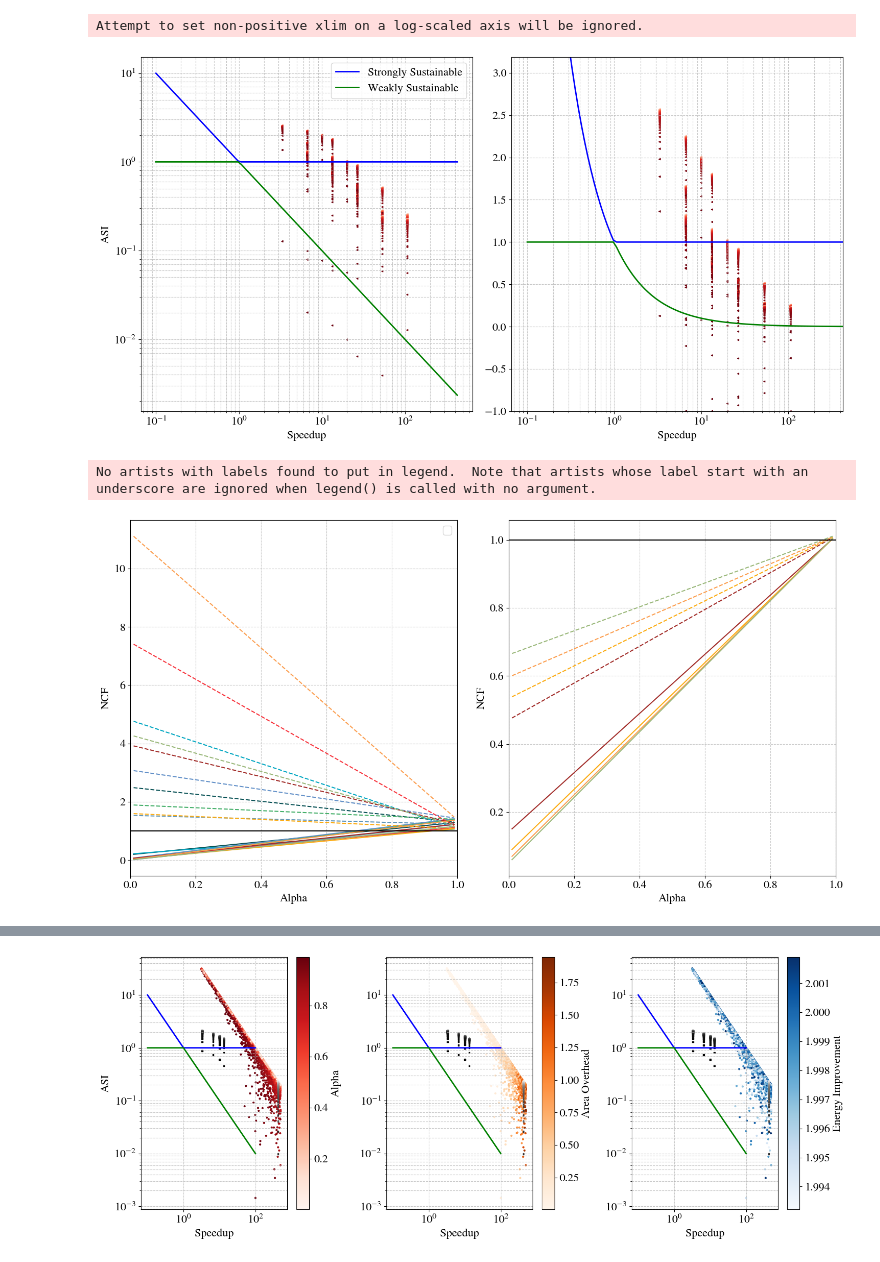
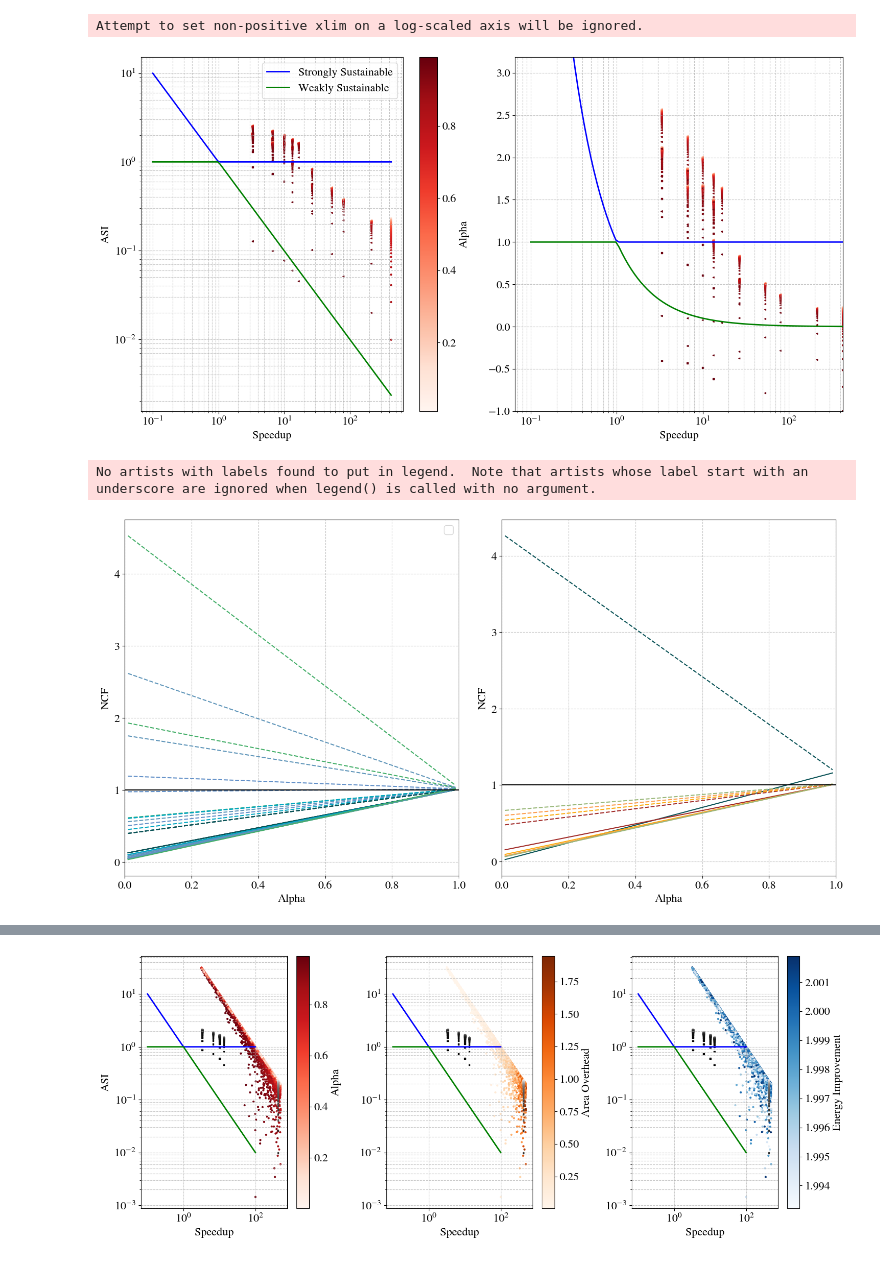
Before and after one commit to PolMaistriaux/IoT_Node_Modeling, a Jupyter notebook: Test_new_applications/Notebook_ASI_Framework.ipynb, the cells around one changed output, grey strips where cells are left out. Saved outputs shown, nothing was run; the diff lists cells and outputs as text; code cells hidden in the pictures.

```diff
--- a/Test_new_applications/Notebook_ASI_Framework.ipynb
+++ b/Test_new_applications/Notebook_ASI_Framework.ipynb
@@ -75,6 +115,7 @@ N = 10000  # Monte Carlo samples
 # %%
 
 
+#----------------------------------------------------------------------------------
 
 our_Area           = np.array([0.119    , 0.123    , 0.129    , 0.141    ] )
 our_NFFT           = np.array([4096     , 4096     , 4096     , 4096     ] )
@@ -86,6 +127,13 @@ our_Energy         = our_Energy_pFFT
 our_Speedup        = baseline_latency / our_Latency
 our_Power          = our_Energy       / our_Latency
 
+our_area_ratio    = (our_Area+baseline_area)    / baseline_area
+our_power_ratio   = our_Power   / baseline_power
+our_energy_ratio  = our_Energy  / baseline_energy
+our_latency_ratio = our_Latency / baseline_latency
+our_speedup_ratio = 1/(our_latency_ratio)
+
+#----------------------------------------------------------------------------------
 soA_name          =           [ "Liu 18"  ]       #"Pereira 22" , "Berta. 21 ", "Gonz. 24",  "Yang 21", "Mahdavi 19", "Shih 18", "Tian 19"  , "Paul 25"  ]         #"Deng 23"
 soA_type          =           [ "Memory-b"]       #"Memory-b"   , "Memory-b"  , "Memory-b",  "Pipel." , "Pipel."    , "Pipel." , "Memory-b" , "Memory-b" ]         #"Pipel."
 soa_Area_FFT       = np.array([   1.67    ] )     #   0.185     , 0.185       , 1.08      ,  1.83     , 0.57        , 1.09     ,0.84        , 3.8        ] )       #0.48
@@ -95,10 +143,19 @@ soa_Energy_pFFT    = np.array([  240.98   ] )*1e-9#   187.23    , 1054.78     ,
 
 soa_Area           = scale_area    (area= soa_Area_FFT,        nfft_ref = 4096, nfft = soa_NFFT, acc_type =soA_type)
 soa_Latency        = scale_latency (latency= soa_Latency_pFFT, nfft_ref = 4096, nfft = soa_NFFT, acc_type =soA_type)
-soa_Energy         = soa_Energy_pFFT  *4096* (12/(soa_NFFT*np.log2(soa_NFFT)))
+soa_Energy         = soa_Energy_pFFT  * (4096*12/(soa_NFFT*np.log2(soa_NFFT)))
 
 soa_Speedup        = baseline_latency / soa_Latency
 soa_Power          = soa_Energy       / soa_Latency
+
+soa_area_ratio    = (soa_Area+baseline_area)    / baseline_area
+soa_power_ratio   = soa_Power   / baseline_power
+soa_energy_ratio  = soa_Energy  / baseline_energy
+soa_latency_ratio = soa_Latency / baseline_latency
+soa_speedup_ratio = 1/(soa_latency_ratio)
+# %%
+analysis_Mem_type  = np.array([0]) # 0: 1xSP SRAM,   1: 2xSP SRAM, 2: 2xHalf-size SP SRAM,  3: 1xDP SRAM
+analysis_nMem_type = len(analysis_Mem_type)
 # %%
 
 alpha_studied = np.linspace(0.01, 1, 100,endpoint=False)
@@ -287,29 +301,23 @@ ax[1].set_xlim([0,np.max(soa_speedup_ratio)])
 ax[0].grid(True, which='both', linestyle='--', alpha=0.7)
 ax[1].grid(True, which='both', linestyle='--', alpha=0.7)
 
-## Add our accelerator
-#for i in range(soa_area_ratio.shape[0]):
-#    p = ax[0].scatter(np.ones(len(alpha_studied))*soa_speedup_ratio[i],   np.maximum(soa_asi_res[:,i],-1),   c=alpha_studied,cmap="Reds",  s=4)
-#    p = ax[1].scatter(np.ones(len(alpha_studied))*soa_speedup_ratio[i],   np.maximum(soa_asi_res[:,i],-1),   c=alpha_studied,cmap="Reds",  s=4)
-#fig.colorbar(p,ax=ax[0],orientation='vertical',label='Alpha')
-#
-## Add our accelerator
-#for i in range(our_area_ratio.shape[0]):
-#    p = ax[0].scatter(np.ones(len(alpha_studied))*our_speedup_ratio[i],   np.maximum(our_asi_res[:,i],-1),   c=alpha_studied,cmap="Reds",  s=4, marker='s')
-#    p = ax[1].scatter(np.ones(len(alpha_studied))*our_speedup_ratio[i],   np.maximum(our_asi_res[:,i],-1),   c=alpha_studied,cmap="Reds",  s=4, marker='s')
-#
-for i in range(para_theor_area_ratio.shape[0]):
-    for j in range(3):
-        p = ax[0].scatter(np.ones(len(alpha_studied))*para_theor_speedup_ratio[i,j],   np.maximum(para_theor_asi_res[:,i,j],-1),   c=alpha_studied,cmap="Reds",  s=4, marker='<')
-        p = ax[1].scatter(np.ones(len(alpha_studied))*para_theor_speedup_ratio[i,j],   np.maximum(para_theor_asi_res[:,i,j],-1),   c=alpha_studied,cmap="Reds",  s=4, marker='<')
-for i in range(pipe_theor_area_ratio.shape[0]):
-    for j in range(3):
-        p = ax[0].scatter(np.ones(len(alpha_studied))*pipe_theor_speedup_ratio[i,j],   np.maximum(pipe_theor_asi_res[:,i,j],-1),   c=alpha_studied,cmap="Reds",  s=4, marker='<')
-        p = ax[1].scatter(np.ones(len(alpha_studied))*pipe_theor_speedup_ratio[i,j],   np.maximum(pipe_theor_asi_res[:,i,j],-1),   c=alpha_studied,cmap="Reds",  s=4, marker='<')
-for i in range(pipePara_theor_area_ratio.shape[0]):
-    for j in range(3):
-        p = ax[0].scatter(np.ones(len(alpha_studied))*pipePara_theor_speedup_ratio[i,j],   np.maximum(pipePara_theor_asi_res[:,i,j],-1),   c=alpha_studied,cmap="Reds",  s=4, marker='<')
-        p = ax[1].scatter(np.ones(len(alpha_studied))*pipePara_theor_speedup_ratio[i,j],   np.maximum(pipePara_theor_asi_res[:,i,j],-1),   c=alpha_studied,cmap="Reds",  s=4, marker='<')
+#Add our accelerator
+for i in range(soa_area_ratio.shape[0]):
+    p = ax[0].scatter(np.ones(len(alpha_studied))*soa_speedup_ratio[i],   np.maximum(soa_asi_res[:,i],-1),   c=alpha_studied,cmap="Reds",  s=4)
+    p = ax[1].scatter(np.ones(len(alpha_studied))*soa_speedup_ratio[i],   np.maximum(soa_asi_res[:,i],-1),   c=alpha_studied,cmap="Reds",  s=4)
+fig.colorbar(p,ax=ax[0],orientation='vertical',label='Alpha')
+
+# Add our accelerator
+for i in range(our_area_ratio.shape[0]):
+    p = ax[0].scatter(np.ones(len(alpha_studied))*our_speedup_ratio[i],   np.maximum(our_asi_res[:,i],-1),   c=alpha_studied,cmap="Reds",  s=4, marker='s')
+    p = ax[1].scatter(np.ones(len(alpha_studied))*our_speedup_ratio[i],   np.maximum(our_asi_res[:,i],-1),   c=alpha_studied,cmap="Reds",  s=4, marker='s')
+
+
+for k in range(3):
+    for i in range(arch_Dim):
+        for j in analysis_Mem_type:
+            p = ax[0].scatter(np.ones(len(alpha_studied))*theor_speedup_ratio[k,i,j],   np.maximum(theor_asi_res[:,k,i,j],-1),   c=alpha_studied,cmap="Reds",  s=4, marker='<')
+            p = ax[1].scatter(np.ones(len(alpha_studied))*theor_speedup_ratio[k,i,j],   np.maximum(theor_asi_res[:,k,i,j],-1),   c=alpha_studied,cmap="Reds",  s=4, marker='<')
 
 ax[0].legend()
 # Add legend
@@ -317,7 +325,7 @@ fig.tight_layout()
 plt.show()
 # %% [output]
 Attempt to set non-positive xlim on a log-scaled axis will be ignored.
-[figure, old version]
+[figure, new version]
 # %%
 # Plot the operation footprint vs FFT throughput
 fig, ax = plt.subplots(1,2,figsize=(15, 8))
@@ -326,33 +334,41 @@ fig, ax = plt.subplots(1,2,figsize=(15, 8))
 ax[0].set_xlabel('ALpha')
 ax[1].set_xlabel('ALpha')
 
 ax[0].grid(True, which='both', linestyle='--', alpha=0.7)
 ax[1].grid(True, which='both', linestyle='--', alpha=0.7)
 
 # Add our accelerator
+
+for k in range(3):
+    for i in range(arch_Dim):
+        for j in analysis_Mem_type:
+            p = ax[0].plot(alpha_studied,   theor_ncf_res[:,k,i,j,0],   color = listColor[i] , linestyle ='-')
+            p = ax[0].plot(alpha_studied,   theor_ncf_res[:,k,i,j,1],   color = listColor[i] , linestyle ='--')
+
+# Add our accelerator
 for i in range(soa_area_ratio.shape[0]):
-    p = ax[0].plot(alpha_studied,   soa_ncf_res[:,i,0],   color = listColor[i] , linestyle ='-')
-    p = ax[0].plot(alpha_studied,   soa_ncf_res[:,i,1],   color = listColor[i] , linestyle ='--')
+    p = ax[1].plot(alpha_studied,   soa_ncf_res[:,i,0],   color = listColor[i] , linestyle ='-')
+    p = ax[1].plot(alpha_studied,   soa_ncf_res[:,i,1],   color = listColor[i] , linestyle ='--')
 
 
 for i in range(our_area_ratio.shape[0]):
     p = ax[1].plot(alpha_studied,   our_ncf_res[:,i,0],   color = listColor[i+6] , linestyle ='-')
     p = ax[1].plot(alpha_studied,   our_ncf_res[:,i,1],   color = listColor[i+6] , linestyle ='--')
 
 ax[0].hlines(y=1,xmin = 0, xmax=1, color= "black")
 ax[1].hlines(y=1,xmin = 0, xmax=1, color= "black")
 
 ax[0].set_xlim([0,1])
 ax[1].set_xlim([0,1])
 
 ax[0].set_xlabel("Alpha")
 ax[1].set_xlabel("Alpha")
 ax[0].set_ylabel("NCF")
 ax[1].set_ylabel("NCF")
 ax[0].legend()
 # Add legend
 fig.tight_layout()
 plt.show()
 # %% [output]
 No artists with labels found to put in legend.  Note that artists whose label start with an underscore are ignored when legend() is called with no argument.
-[figure, old version]
+[figure, new version]
```
Also changed, not shown: parts of 27 cells of this notebook, 1 other file.
